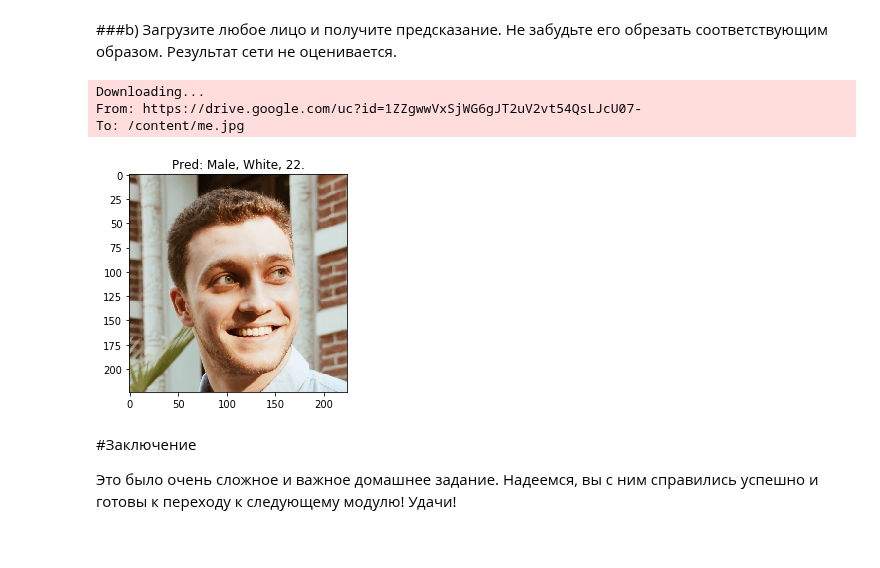
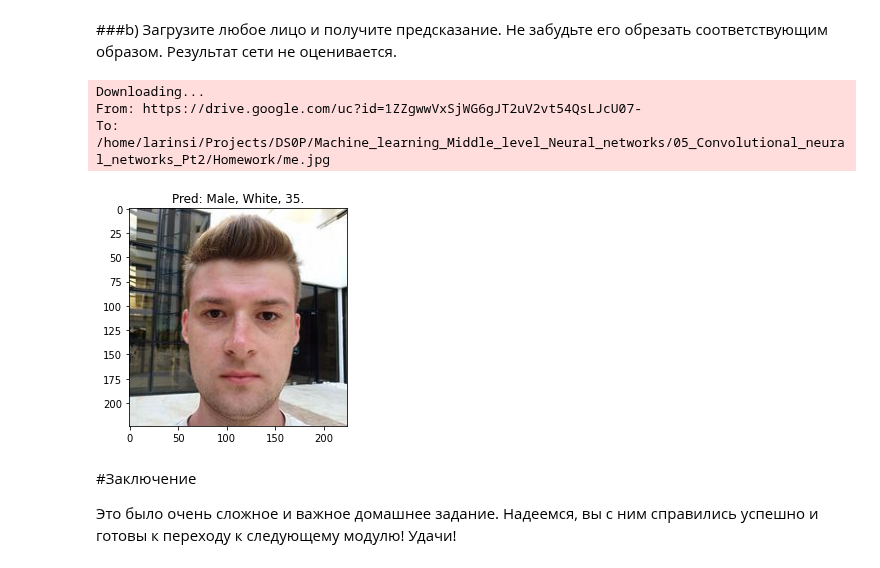
Before and after one commit to larinsi/DS0P, a Jupyter notebook: Machine_learning_Middle_level_Neural_networks/05_Convolutional_neural_networks_Pt2/Homework/homework_2_.ipynb, the cells around one changed output. Saved outputs shown, nothing was run; the diff lists cells and outputs as text; code cells hidden in the pictures.

```diff
--- a/Machine_learning_Middle_level_Neural_networks/05_Convolutional_neural_networks_Pt2/Homework/homework_2_.ipynb
+++ b/Machine_learning_Middle_level_Neural_networks/05_Convolutional_neural_networks_Pt2/Homework/homework_2_.ipynb
@@ -896,23 +896,23 @@ show_faces(sample_validation_images,
 # %%
 url = 'https://drive.google.com/uc?id=1ZZgwwVxSjWG6gJT2uV2vt54QsLJcU07-'
 output = 'me.jpg'
 gdown.download(url, output, quiet=False)
 
-img = image.load_img("me.jpg", target_size=(224, 224))
+img = image.load_img("egnird.jpg", target_size=(224, 224))
 x = image.img_to_array(img)
 x = np.expand_dims(x, axis=0)
-x = utils.preprocess_input(x, version=2)
+x = preprocess_input(x, version=2)
 predicted_labels = model.predict(x)
 plt.imshow(img)
 gender, race, age = int(predicted_labels[0][0] > 0.5), np.argmax(predicted_labels[1][0]), predicted_labels[2][0]
 title_obj = f"Pred: {gender_mapping[gender]}, {race_mapping[race]}, {int(age[0]*max_age)}."
 _ = plt.title(title_obj)
 # я получился немного моложе :)
 # %% [output]
 Downloading...
 From: https://drive.google.com/uc?id=1ZZgwwVxSjWG6gJT2uV2vt54QsLJcU07-
-To: /content/me.jpg
+To: /home/larinsi/Projects/DS0P/Machine_learning_Middle_level_Neural_networks/05_Convolutional_neural_networks_Pt2/Homework/me.jpg
-[figure, old version]
+[figure, new version]
 # %% [markdown]
 #Заключение
 
```
